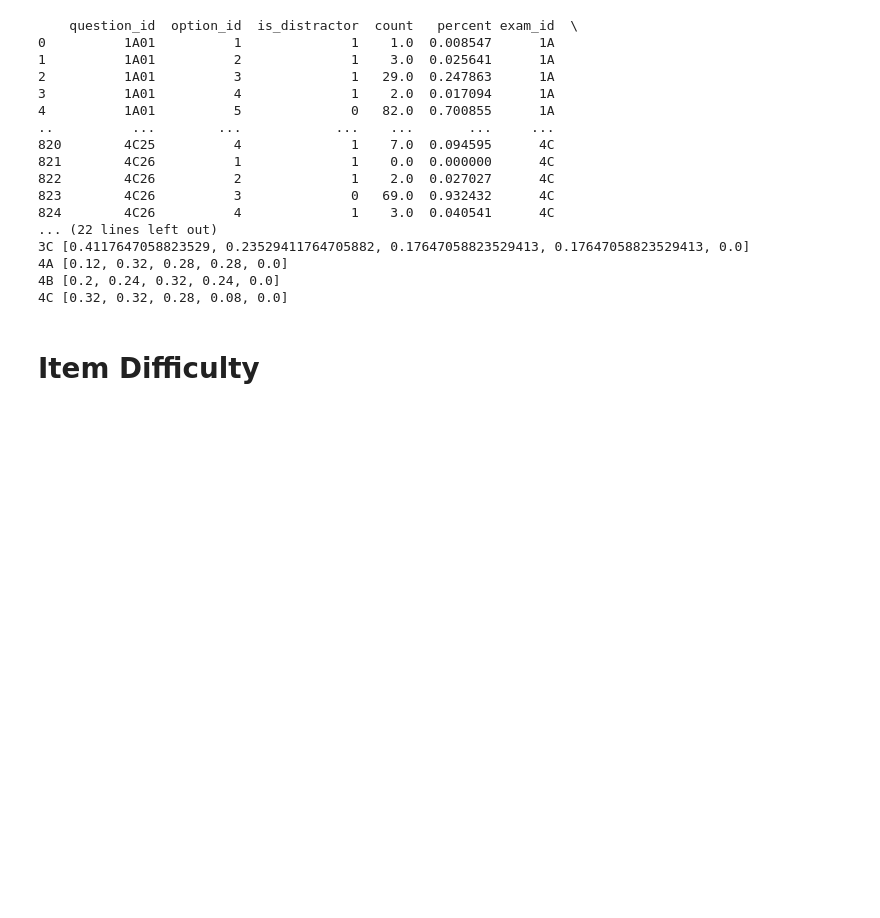
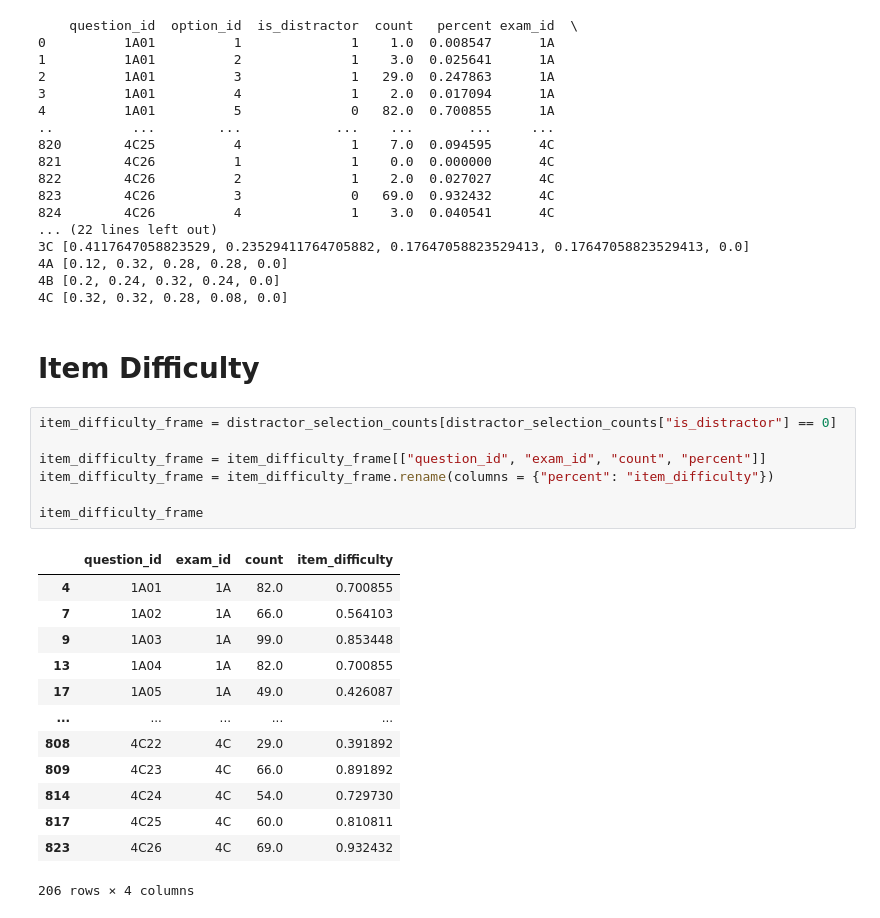
Before and after one commit to russell-jeter/CollegeAlgebraLSLTAnalysis, a Jupyter notebook: data_analysis_workbook.ipynb, the cells around one changed output. Cells and saved outputs as stored; diff of their text form; blank space fills up the shorter version.

```diff
--- a/data_analysis_workbook.ipynb
+++ b/data_analysis_workbook.ipynb
@@ -252,3 +252,24 @@ for key in effective_distractor_count_dict.keys():
 4C [0.32, 0.32, 0.28, 0.08, 0.0]
 # %% [markdown]
 # Item Difficulty
+# %%
+item_difficulty_frame = distractor_selection_counts[distractor_selection_counts["is_distractor"] == 0]
+
+item_difficulty_frame = item_difficulty_frame[["question_id", "exam_id", "count", "percent"]]
+item_difficulty_frame = item_difficulty_frame.rename(columns = {"percent": "item_difficulty"})
+
+item_difficulty_frame
+# %% [output]
+|  | question_id | exam_id | count | item_difficulty |
+| 4 | 1A01 | 1A | 82.0 | 0.700855 |
+| 7 | 1A02 | 1A | 66.0 | 0.564103 |
+| 9 | 1A03 | 1A | 99.0 | 0.853448 |
+| 13 | 1A04 | 1A | 82.0 | 0.700855 |
+| 17 | 1A05 | 1A | 49.0 | 0.426087 |
+| ... | ... | ... | ... | ... |
+| 808 | 4C22 | 4C | 29.0 | 0.391892 |
+| 809 | 4C23 | 4C | 66.0 | 0.891892 |
+| 814 | 4C24 | 4C | 54.0 | 0.729730 |
+| 817 | 4C25 | 4C | 60.0 | 0.810811 |
+| 823 | 4C26 | 4C | 69.0 | 0.932432 |
+206 rows × 4 columns
```
Also changed, not shown: parts of 3 cells of this notebook.
